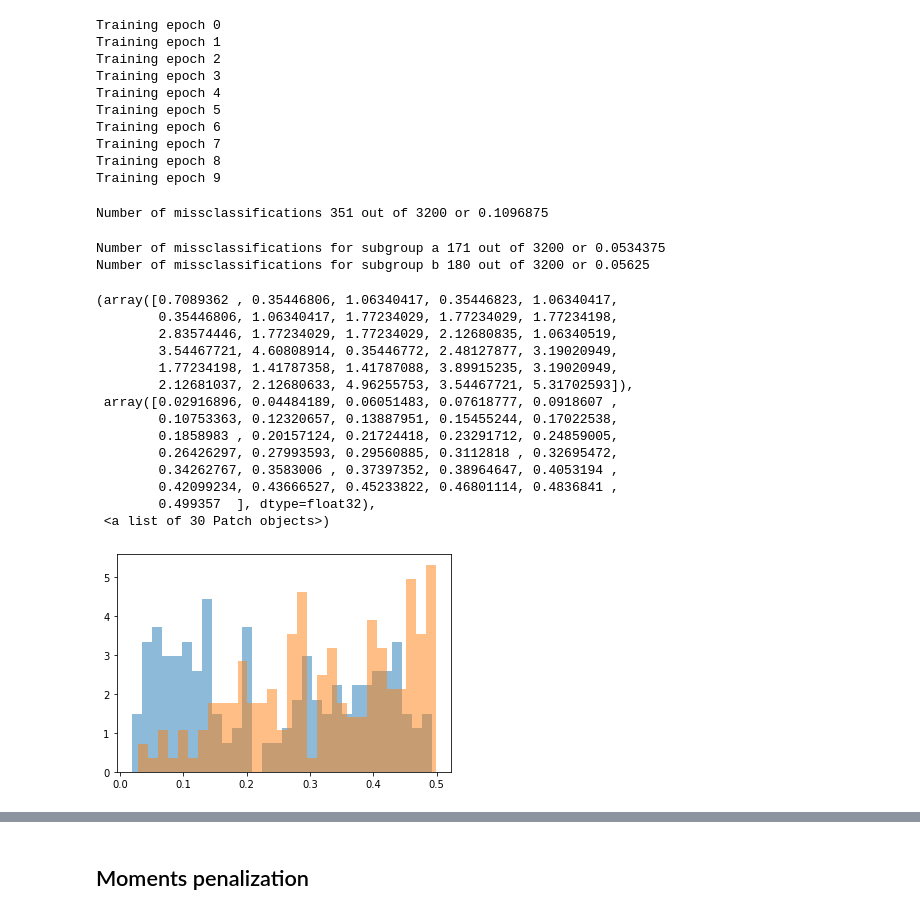
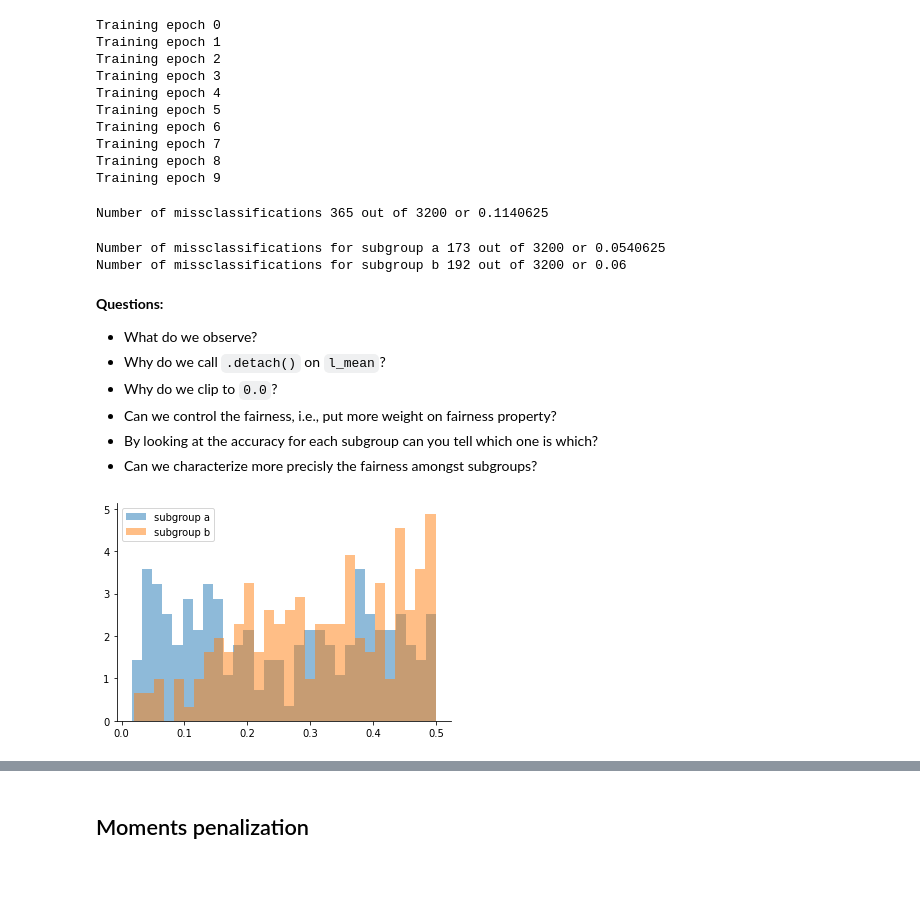
Before and after one commit to valeriu-balaban/fair-ml-presentation, a Jupyter notebook: Fair_ML_Presentation.ipynb, the cells around one changed output, grey strips where cells are left out. Drawn from its saved outputs; the diff is of its cells as text; code cells hidden in the pictures; blank space fills up the shorter version.

```diff
--- a/Fair_ML_Presentation.ipynb
+++ b/Fair_ML_Presentation.ipynb
@@ -275,8 +288,6 @@ num_epochs = 10
 lr = 0.02
 batch_size = 256
 
-rho=1.0
-alpha=0.5
 sensitive_idx=2
 
 model = torch.nn.Sequential(
@@ -285,9 +296,8 @@ model = torch.nn.Sequential(
   torch.nn.Linear(8, 2),
 )
 
-rho  = torch.tensor(rho, requires_grad=True)
 
-opt  = torch.optim.Adam([rho] + list(model.parameters()), lr=lr)
+opt  = torch.optim.Adam(model.parameters(), lr=lr)
 dl   = torch.utils.data.DataLoader(data_train, batch_size=batch_size, shuffle=True, drop_last=True)
 
 
@@ -305,9 +315,9 @@ for i in range(num_epochs):
     sum    = 0
     for c in groups:
       mask = (x[:,sensitive_idx] == c)
-      sum += (losses[mask].mean() - rho).clip(0.0)
+      sum += (losses[mask].mean() - l_mean).clip(0.0)
 
-    (rho + 1/(1-alpha)* sum / groups.shape[0]).backward()
+    (sum / groups.shape[0]).backward()
 
     opt.step()
 # %% [output]
@@ -332,7 +342,7 @@ y_class = y_hat.argmax(dim=1)
 
 print("Number of missclassifications", (y_class != y_test).sum().item(), "out of", y_test.shape[0], "or", (y_class != y_test).sum().item() /  y_test.shape[0])
 # %% [output]
-Number of missclassifications 351 out of 3200 or 0.1096875
+Number of missclassifications 365 out of 3200 or 0.1140625
 # %%
 y_mask  = (y_class != y_test)
 x_group = X_test[:, 2][y_mask]
@@ -340,32 +350,28 @@ x_group = X_test[:, 2][y_mask]
 print("Number of missclassifications for subgroup a", (x_group < 0).sum().item(), "out of", y_test.shape[0], "or", (x_group < 0).sum().item() /  y_test.shape[0])
 print("Number of missclassifications for subgroup b", (x_group > 0).sum().item(), "out of", y_test.shape[0], "or", (x_group > 0).sum().item() /  y_test.shape[0])
 # %% [output]
-Number of missclassifications for subgroup a 171 out of 3200 or 0.0534375
-Number of missclassifications for subgroup b 180 out of 3200 or 0.05625
+Number of missclassifications for subgroup a 173 out of 3200 or 0.0540625
+Number of missclassifications for subgroup b 192 out of 3200 or 0.06
+# %% [markdown]
+**Questions:**
+- What do we observe?
+- Why do we call `.detach()` on `l_mean`?
+- Why do we clip to `0.0`?
+- Can we control the fairness, i.e., put more weight on fairness property?
+- By looking at the accuracy for each subgroup can you tell which one is which?
+- Can we characterize more precisly the fairness amongst subgroups?
 # %%
 # Select predicted prob by subgroup
 pred_prob   = torch.tensor([y[idx].item() for y, idx in zip(y_hat.softmax(dim=1), y_test)])
 pred_prob_a = pred_prob[y_mask][x_group < 0]
 pred_prob_b = pred_prob[y_mask][x_group > 0]
 
-plt.hist(pred_prob_a.numpy(), alpha=0.5, bins=30, density=True)
-plt.hist(pred_prob_b.numpy(), alpha=0.5, bins=30, density=True)
+plt.hist(pred_prob_a.numpy(), alpha=0.5, bins=30, density=True, label="subgroup a")
+plt.hist(pred_prob_b.numpy(), alpha=0.5, bins=30, density=True, label="subgroup b")
+plt.legend()
+sns.despine()
 # %% [output]
-(array([0.7089362 , 0.35446806, 1.06340417, 0.35446823, 1.06340417,
-        0.35446806, 1.06340417, 1.77234029, 1.77234029, 1.77234198,
-        2.83574446, 1.77234029, 1.77234029, 2.12680835, 1.06340519,
-        3.54467721, 4.60808914, 0.35446772, 2.48127877, 3.19020949,
-        1.77234198, 1.41787358, 1.41787088, 3.89915235, 3.19020949,
-        2.12681037, 2.12680633, 4.96255753, 3.54467721, 5.31702593]),
- array([0.02916896, 0.04484189, 0.06051483, 0.07618777, 0.0918607 ,
-        0.10753363, 0.12320657, 0.13887951, 0.15455244, 0.17022538,
-        0.1858983 , 0.20157124, 0.21724418, 0.23291712, 0.24859005,
-        0.26426297, 0.27993593, 0.29560885, 0.3112818 , 0.32695472,
-        0.34262767, 0.3583006 , 0.37397352, 0.38964647, 0.4053194 ,
-        0.42099234, 0.43666527, 0.45233822, 0.46801114, 0.4836841 ,
-        0.499357  ], dtype=float32),
- <a list of 30 Patch objects>)
-[figure, old version]
+[figure, new version]
 # %%
 # Select predicted prob by subgroup
 y_mask  = (y_class == y_test)
```
Also changed, not shown: parts of 15 cells of this notebook.
